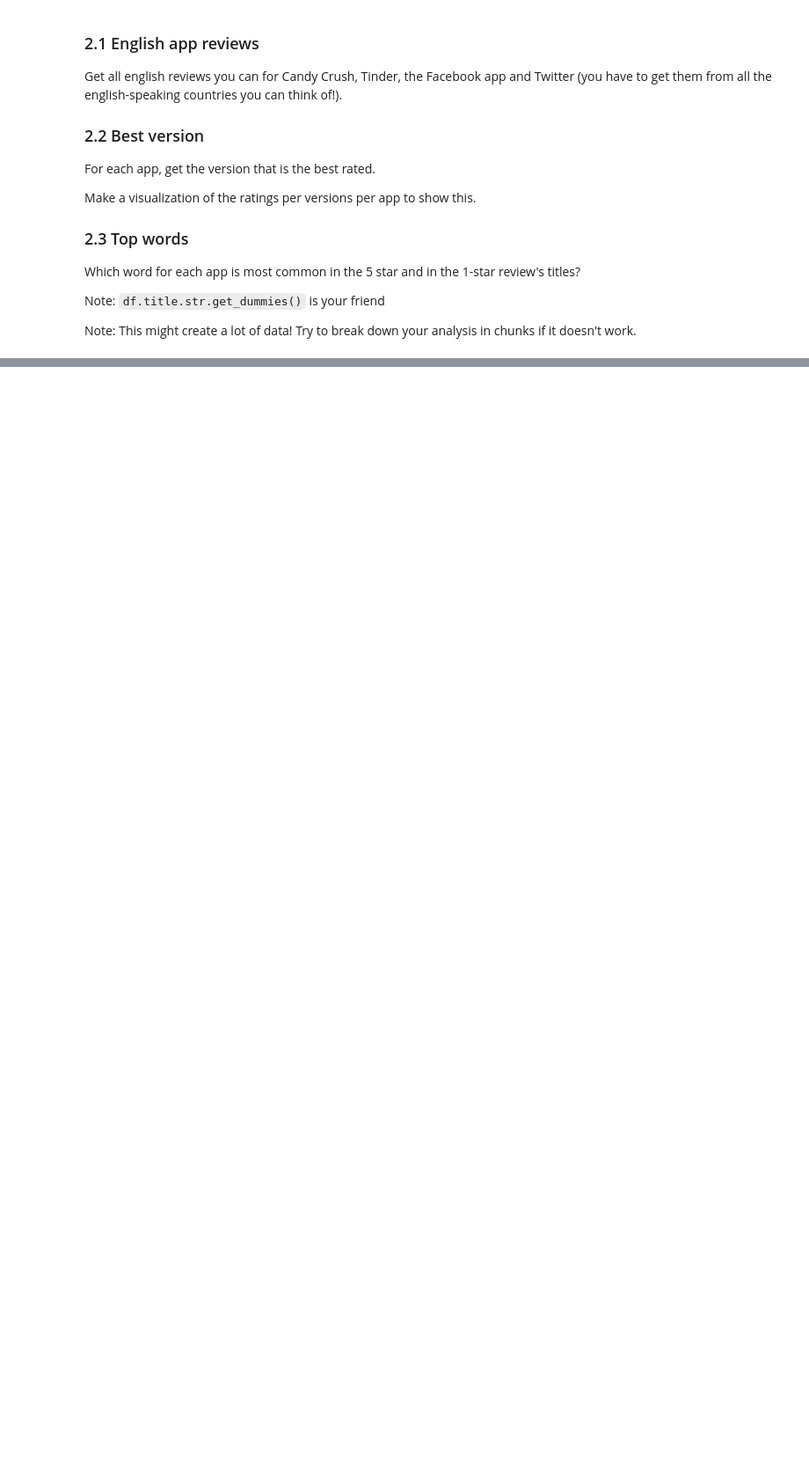
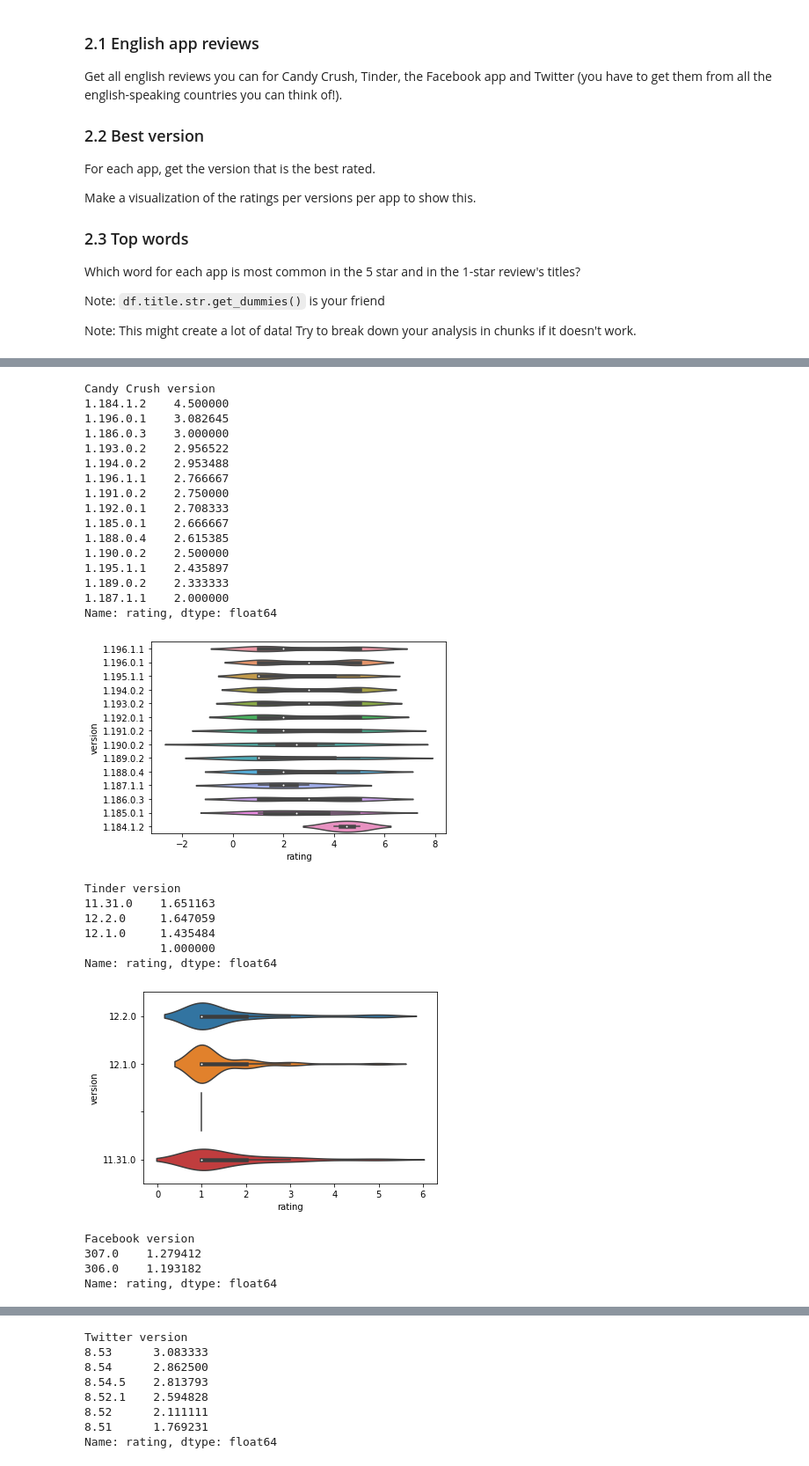
Before and after one commit to cb-ds-1/4-5-web-data, a Jupyter notebook: workshop.ipynb, the cells around one changed output, grey strips where cells are left out. Shown at 88% size. Drawn from its saved outputs; the diff is of its cells as text; code cells hidden in the pictures; blank space fills up the shorter version.

```diff
--- a/workshop.ipynb
+++ b/workshop.ipynb
@@ -57,0 +164,63 @@ Note: This might create a lot of data! Try to break down your analysis in chunks
+# %%
+countries_2 = ['us','ca','gb','au']
+app_ids = ['553834731','547702041','284882215','333903271']
+dict_app_ids_VR = {'553834731':[], '547702041':[],'284882215':[],'333903271':[]}
+
+for i in range(1,3):
+    for country in countries_2:
+        for app_id in app_ids:
+            JSONContent1 = requests.get(f"https://itunes.apple.com/{country}/rss/customerreviews/id={app_id}/page={str(i)}/sortby=mostrecent/json").json()
+            dict_app_ids_VR[app_id] = dict_app_ids_VR.get(app_id,[])
+            for entry in enumerate(JSONContent1['feed']['entry']):
+                dict_app_ids_VR[app_id].append({
+                    'version': entry[1]['im:version']['label'],
+                    'rating': entry[1]['im:rating']['label']
+                })
+# %%
+import seaborn as sns
+import matplotlib.pyplot as plt
+
+lst_id = [('Candy Crush', '553834731'),('Tinder','547702041'),('Facebook','284882215'),('Twitter','333903271')]
+
+def min_max(name,id_one):
+    jsoncontent3 = dict_app_ids_VR[id_one]
+    df = pd.DataFrame.from_dict(jsoncontent3)
+    df['rating'] =  df['rating'].astype(float)
+    #print(df['version'])
+    print(name, df.groupby('version').rating.mean().sort_values(ascending=False))
+    sns.violinplot(x=df['rating'], y =df['version'])
+    plt.show()
+
+for tup in lst_id:
+    name = tup[0]
+    id_1 = tup[1]
+    min_max(name, id_1)
+# %% [output]
+Candy Crush version
+1.184.1.2    4.500000
+1.196.0.1    3.082645
+1.186.0.3    3.000000
+1.193.0.2    2.956522
+1.194.0.2    2.953488
+1.196.1.1    2.766667
+1.191.0.2    2.750000
+1.192.0.1    2.708333
+1.185.0.1    2.666667
+1.188.0.4    2.615385
+1.190.0.2    2.500000
+1.195.1.1    2.435897
+1.189.0.2    2.333333
+1.187.1.1    2.000000
+Name: rating, dtype: float64
+[figure, added]
+Tinder version
+11.31.0    1.651163
+12.2.0     1.647059
+12.1.0     1.435484
+           1.000000
+Name: rating, dtype: float64
+[figure, added]
+Facebook version
+307.0    1.279412
+306.0    1.193182
+Name: rating, dtype: float64
@@ -57,0 +228,8 @@ Note: This might create a lot of data! Try to break down your analysis in chunks
+Twitter version
+8.53      3.083333
+8.54      2.862500
+8.54.5    2.813793
+8.52.1    2.594828
+8.52      2.111111
+8.51      1.769231
+Name: rating, dtype: float64
```
Also changed, not shown: parts of 15 cells of this notebook, 2 other files.
